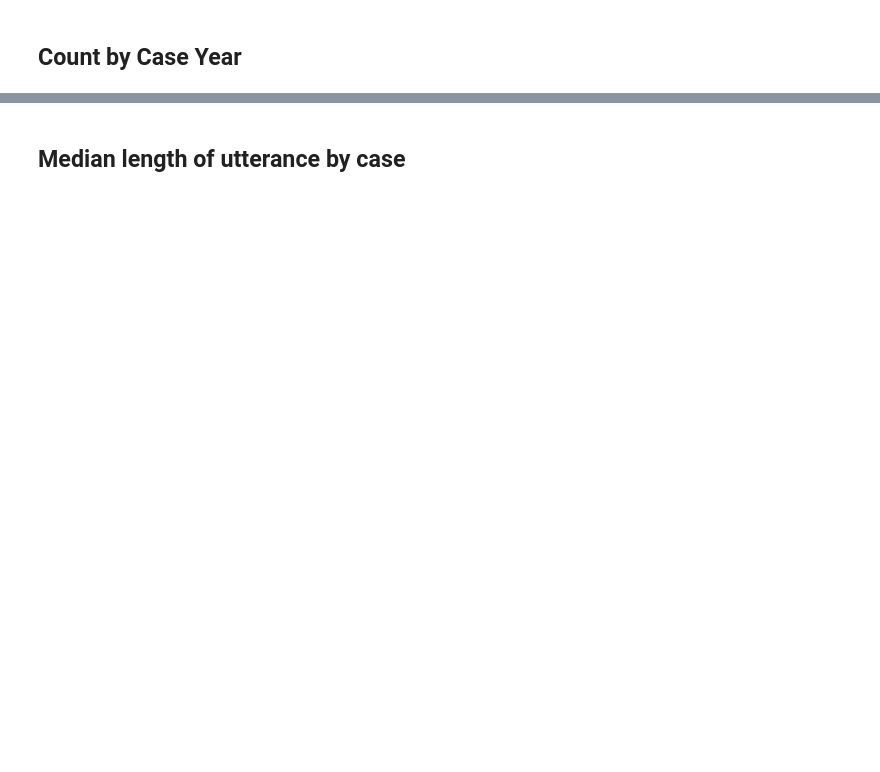
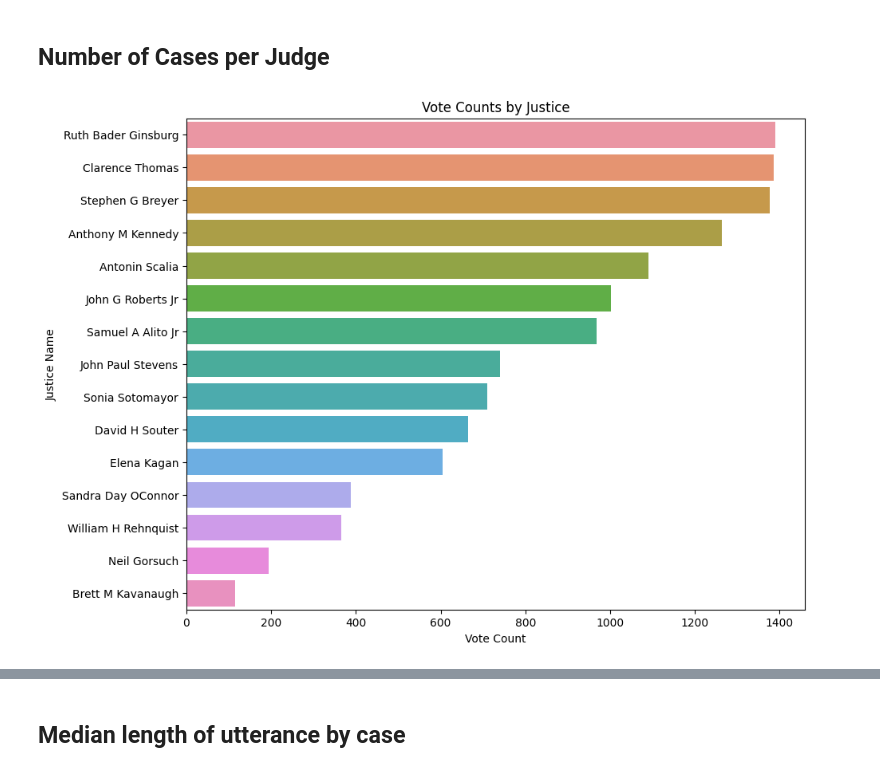
Before and after one commit to wagnerlmichael/supreme_court_nlp, a Jupyter notebook: eda/summary_stats.ipynb, the cells around one changed output, grey strips where cells are left out. Saved outputs shown, nothing was run; the diff lists cells and outputs as text; code cells hidden in the pictures; blank space fills up the shorter version.

```diff
--- a/eda/summary_stats.ipynb
+++ b/eda/summary_stats.ipynb
@@ -35,2 +31,31 @@ df_base['year_grouping'] = np.where(df_base['year'] < 1962, '1956-1961',
-# %% [markdown]
-## Count by Case Year
+# %% [markdown]
+## Number of Cases per Judge
+# %%
+data = [ # dm'd from matt
+        ('Ruth Bader Ginsburg', 1390),
+        ('Clarence Thomas', 1387),
+        ('Stephen G Breyer', 1376),
+        ('Anthony M Kennedy', 1264),
+        ('Antonin Scalia', 1090),
+        ('John G Roberts Jr', 1003),
+        ('Samuel A Alito Jr', 969),
+        ('John Paul Stevens', 741),
+        ('Sonia Sotomayor', 710),
+        ('David H Souter', 665),
+        ('Elena Kagan', 605),
+        ('Sandra Day OConnor', 388),
+        ('William H Rehnquist', 365),
+        ('Neil Gorsuch', 195),
+        ('Brett M Kavanaugh', 115)
+        ]
+
+df = pd.DataFrame(data, columns=['Name', 'Votes'])
+
+plt.figure(figsize=(10,8))
+sns.barplot(x='Votes', y='Name', data=df)
+plt.title('Vote Counts by Justice')
+plt.xlabel('Vote Count')
+plt.ylabel('Justice Name')
+plt.show()
+# %% [output]
+[figure, added]
```
Also changed, not shown: parts of 23 cells of this notebook, 10 other files.
